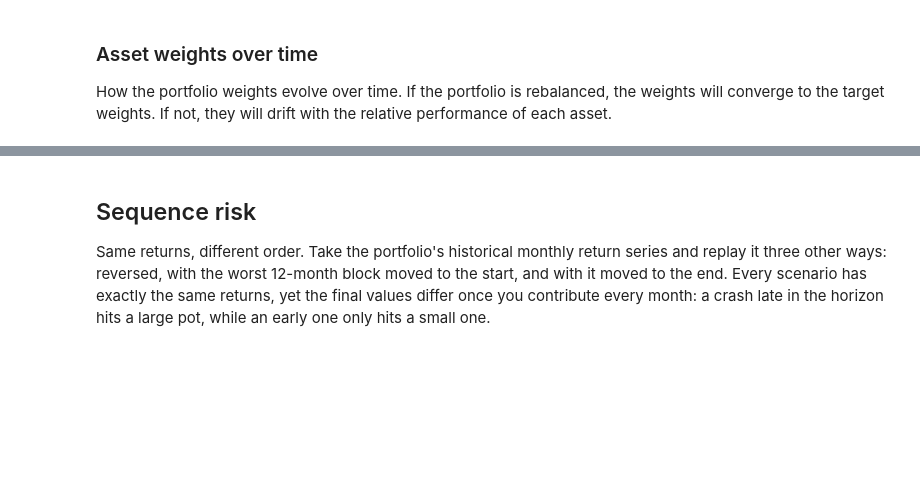
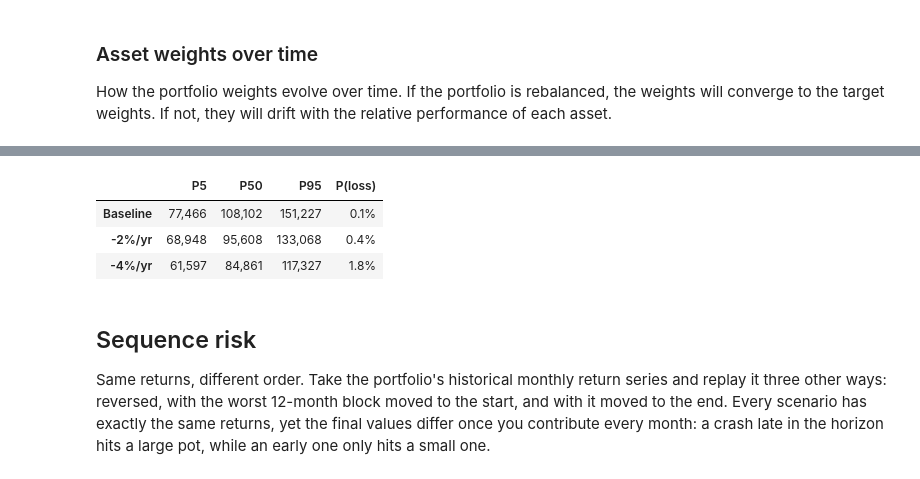
Before and after one commit to idontknowmoney/portfolio-lab, a Jupyter notebook: notebooks/01_monte_carlo.ipynb, the cells around one changed output, grey strips where cells are left out. Saved outputs shown, nothing was run; the diff lists cells and outputs as text; code cells hidden in the pictures; blank space fills up the shorter version.

```diff
--- a/notebooks/01_monte_carlo.ipynb
+++ b/notebooks/01_monte_carlo.ipynb
@@ -85,3 +143,13 @@ save_figure(weights_fig, "asset_weights");
+# %%
+sens = sensitivity_to_haircut(cfg, returns)
+sens.assign(**{c: sens[c].map("{:,.0f}".format) for c in ["P5", "P50", "P95"]}).assign(
+    **{"P(loss)": sens["P(loss)"].map("{:.1%}".format)}
+)
+# %% [output]
+|  | P5 | P50 | P95 | P(loss) |
+| Baseline | 77,466 | 108,102 | 151,227 | 0.1% |
+| -2%/yr | 68,948 | 95,608 | 133,068 | 0.4% |
+| -4%/yr | 61,597 | 84,861 | 117,327 | 1.8% |
 # %% [markdown]
 ## Sequence risk
 
```
Also changed, not shown: parts of 14 cells of this notebook, 3 other files.
